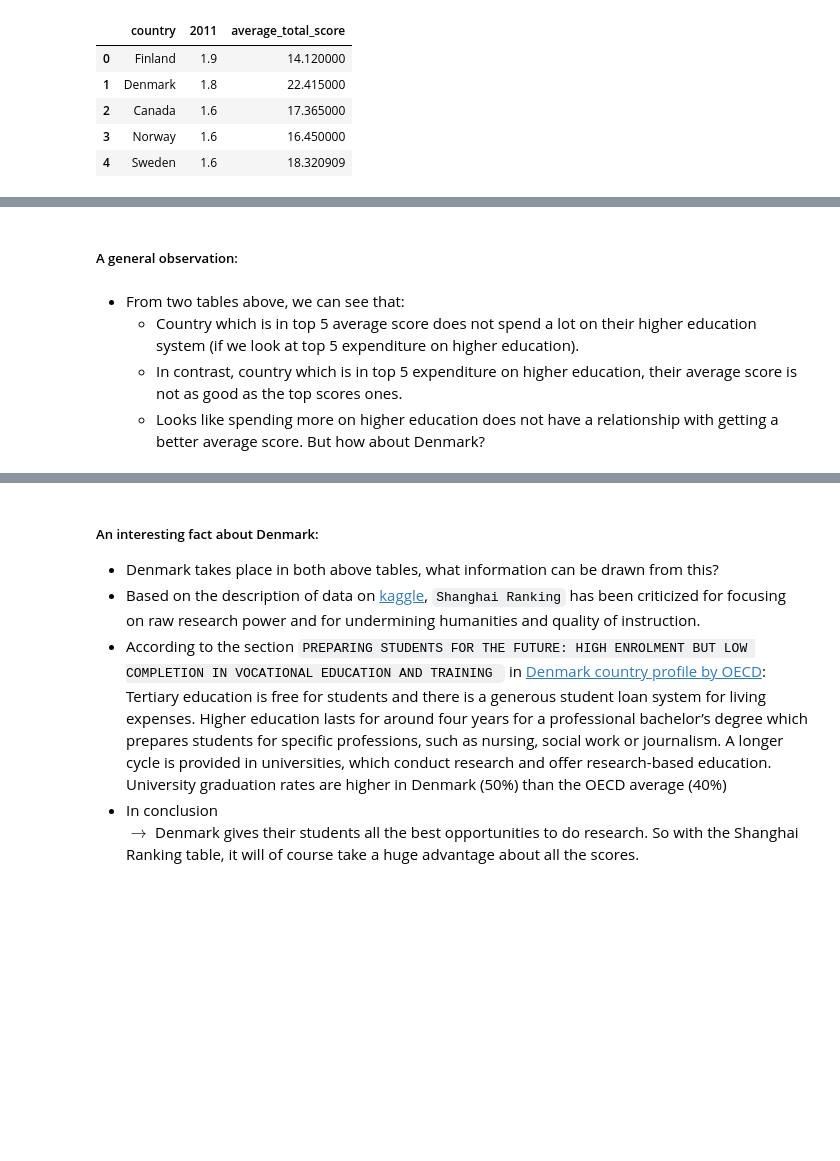
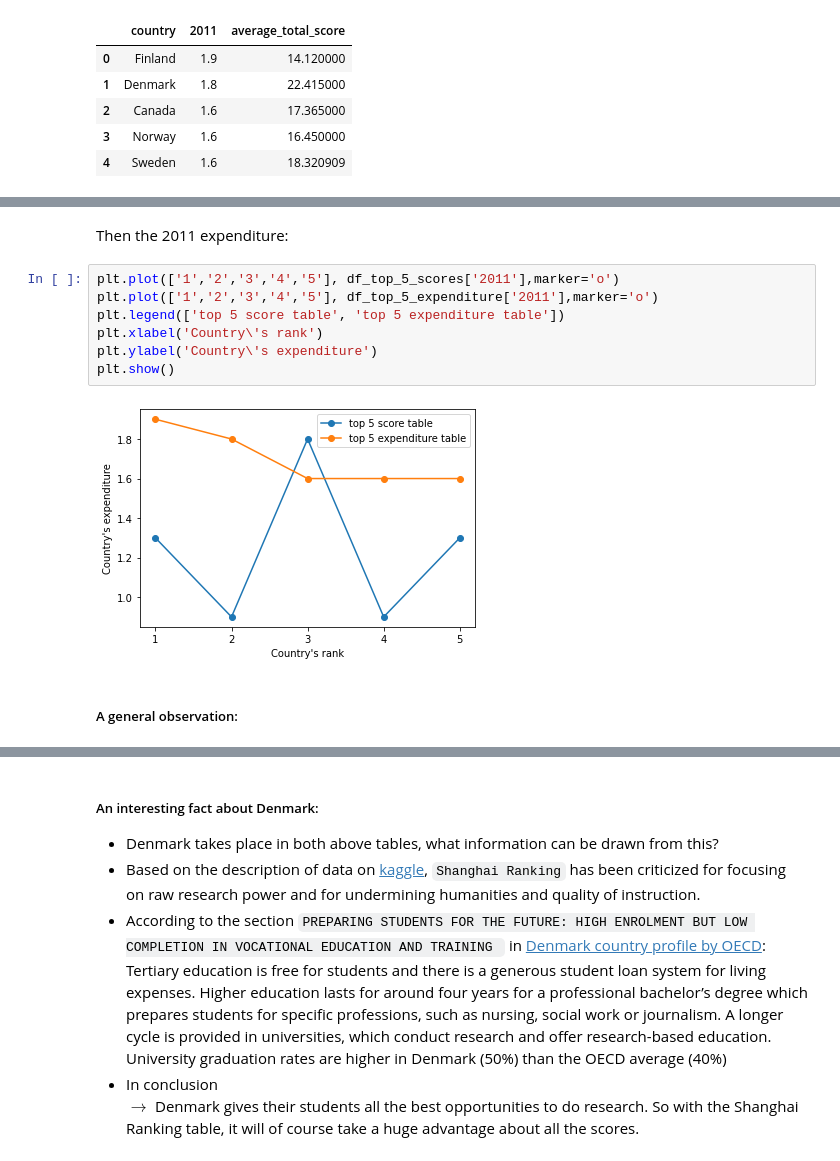
Before and after one commit to itskoi/P4DS-FinalProject, a Jupyter notebook: EDA.ipynb, the cells around one changed output, grey strips where cells are left out. Drawn from its saved outputs; the diff is of its cells as text; blank space fills up the shorter version.

```diff
--- a/EDA.ipynb
+++ b/EDA.ipynb
@@ -1009,7 +1052,13 @@ df_top_5_expenditure
+# %% [markdown]
+Then the 2011 expenditure:
+# %%
+plt.plot(['1','2','3','4','5'], df_top_5_scores['2011'],marker='o')
+plt.plot(['1','2','3','4','5'], df_top_5_expenditure['2011'],marker='o')
+plt.legend(['top 5 score table', 'top 5 expenditure table'])
+plt.xlabel('Country\'s rank')
+plt.ylabel('Country\'s expenditure')
+plt.show()
+# %% [output]
+[figure, added]
 # %% [markdown]
 ##### A general observation:
-# %% [markdown]
-- From two tables above, we can see that:
-    - Country which is in top 5 average score does not spend a lot on their higher education system (if we look at top 5 expenditure on higher education).
-    - In contrast, country which is in top 5 expenditure on higher education, their average score is not as good as the top scores ones.
-    - Looks like spending more on higher education does not have a relationship with getting a better average score. But how about Denmark?
```
Also changed, not shown: parts of 12 cells of this notebook.
